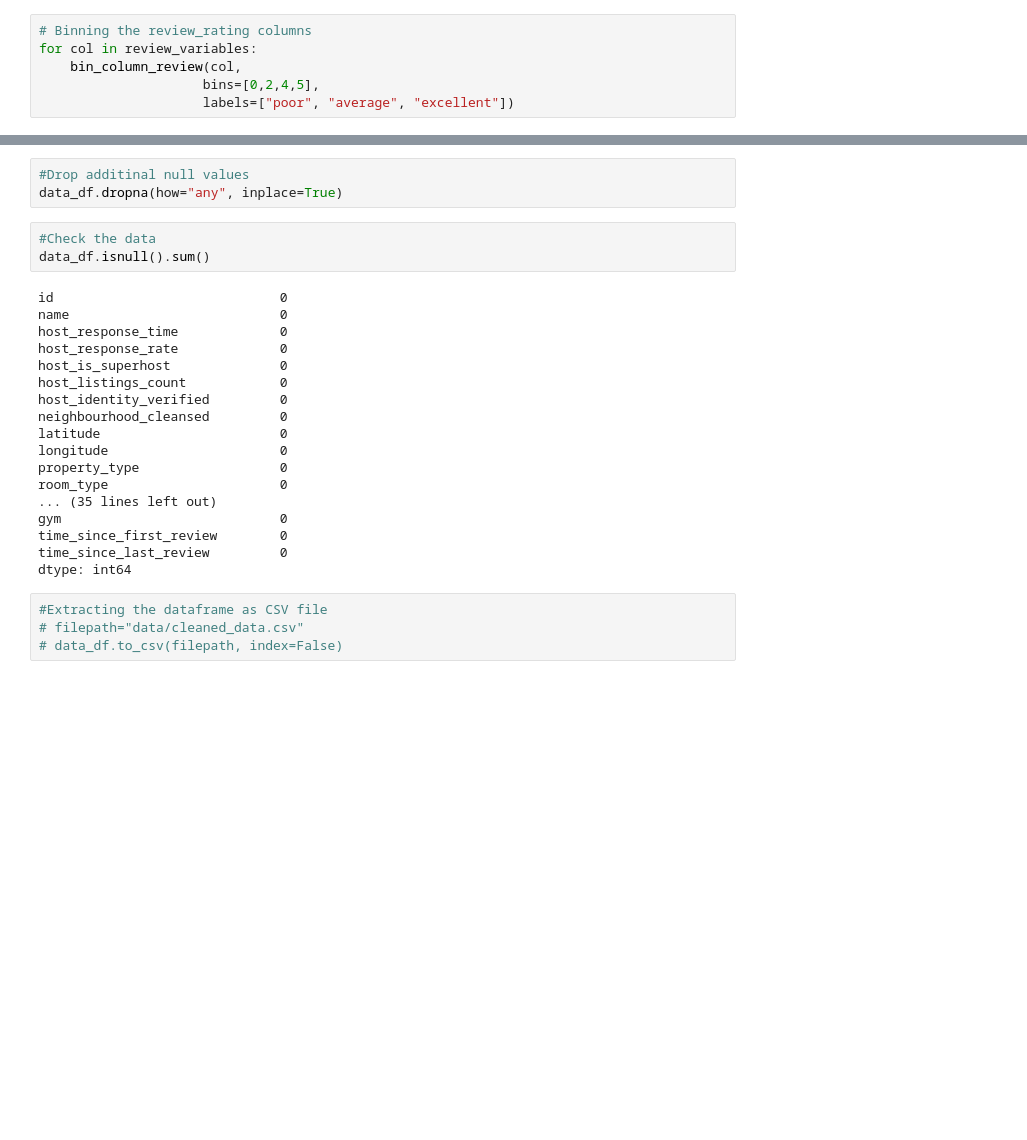
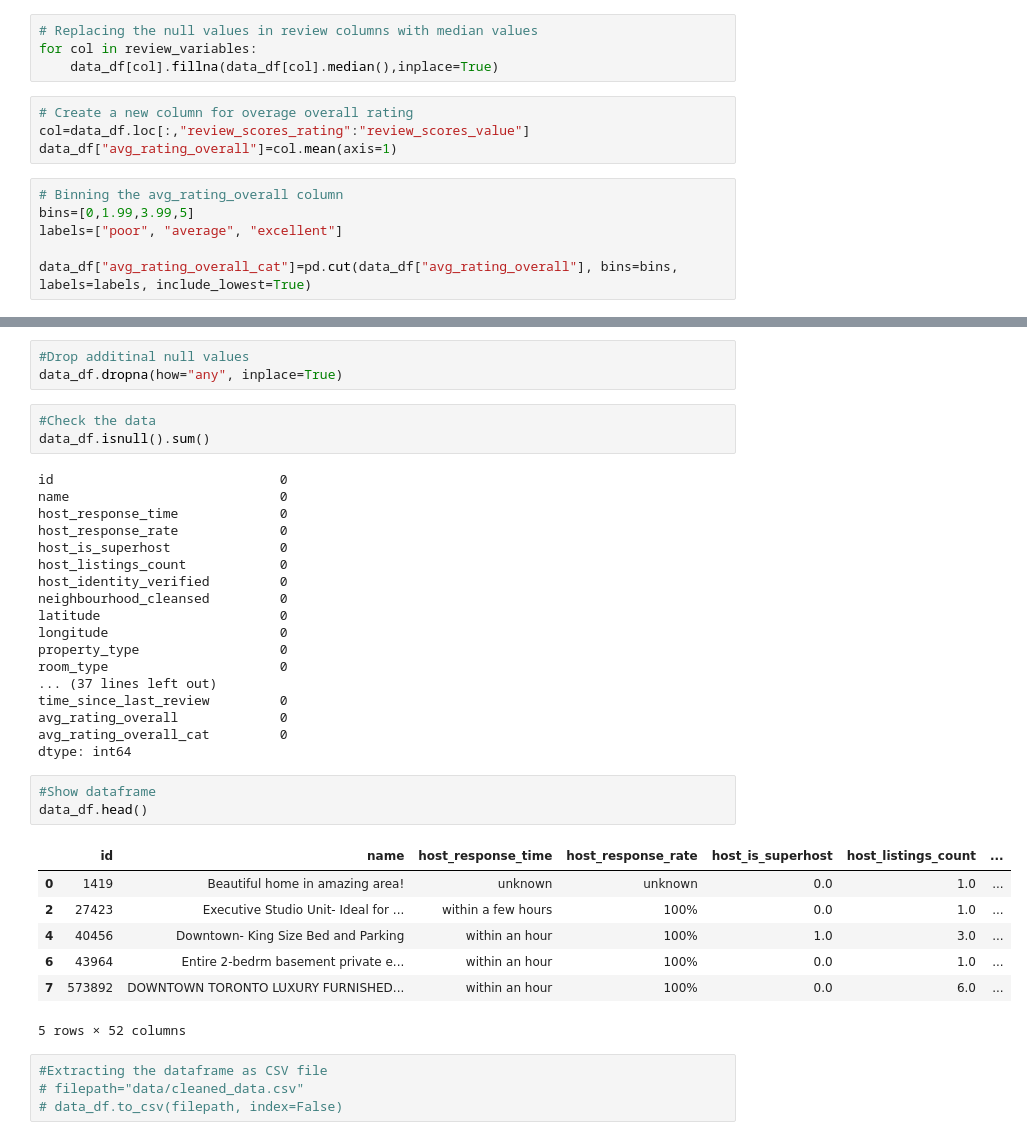
Before and after one commit to Sukanya807/Airbnb_Toronto_Price_Prediction, a Jupyter notebook: data_cleaning_final.ipynb, the cells around one changed output, grey strips where cells are left out. Drawn from its saved outputs; the diff is of its cells as text; blank space fills up the shorter version.

```diff
--- a/data_cleaning_final.ipynb
+++ b/data_cleaning_final.ipynb
@@ -468,9 +462,17 @@ def bin_column_review(col, bins, labels):
+# %%
+# Replacing the null values in review columns with median values
+for col in review_variables:
+    data_df[col].fillna(data_df[col].median(),inplace=True)
+# %%
+# Create a new column for overage overall rating
+col=data_df.loc[:,"review_scores_rating":"review_scores_value"]
+data_df["avg_rating_overall"]=col.mean(axis=1)
 # %%
-# Binning the review_rating columns
-for col in review_variables:
-    bin_column_review(col,
-                     bins=[0,2,4,5],
-                     labels=["poor", "average", "excellent"])
+# Binning the avg_rating_overall column
+bins=[0,1.99,3.99,5]
+labels=["poor", "average", "excellent"]
+
+data_df["avg_rating_overall_cat"]=pd.cut(data_df["avg_rating_overall"], bins=bins, labels=labels, include_lowest=True)
 # %% [markdown]
 #### *Replacing t/f with 1/0 in required columns*
 # %%
@@ -580,11 +582,22 @@ latitude                       0
 longitude                      0
 property_type                  0
 room_type                      0
-... (35 lines left out)
-gym                            0
-time_since_first_review        0
+... (37 lines left out)
 time_since_last_review         0
+avg_rating_overall             0
+avg_rating_overall_cat         0
 dtype: int64
+# %%
+#Show dataframe
+data_df.head()
+# %% [output]
+|  | id | name | host_response_time | host_response_rate | host_is_superhost | host_listings_count | ... |
+| 0 | 1419 | Beautiful home in amazing area! | unknown | unknown | 0.0 | 1.0 | ... |
+| 2 | 27423 | Executive Studio Unit- Ideal for ... | within a few hours | 100% | 0.0 | 1.0 | ... |
+| 4 | 40456 | Downtown- King Size Bed and Parking | within an hour | 100% | 1.0 | 3.0 | ... |
+| 6 | 43964 | Entire 2-bedrm basement private e... | within an hour | 100% | 0.0 | 1.0 | ... |
+| 7 | 573892 | DOWNTOWN TORONTO LUXURY FURNISHED... | within an hour | 100% | 0.0 | 6.0 | ... |
+5 rows × 52 columns
 # %%
 #Extracting the dataframe as CSV file
 # filepath="data/cleaned_data.csv"
```
Also changed, not shown: parts of 1 cell of this notebook.
